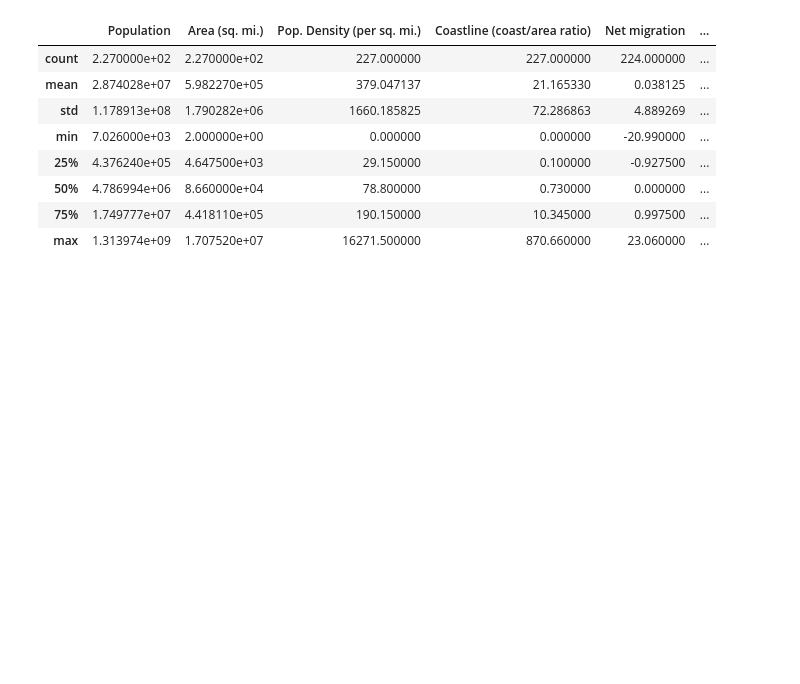
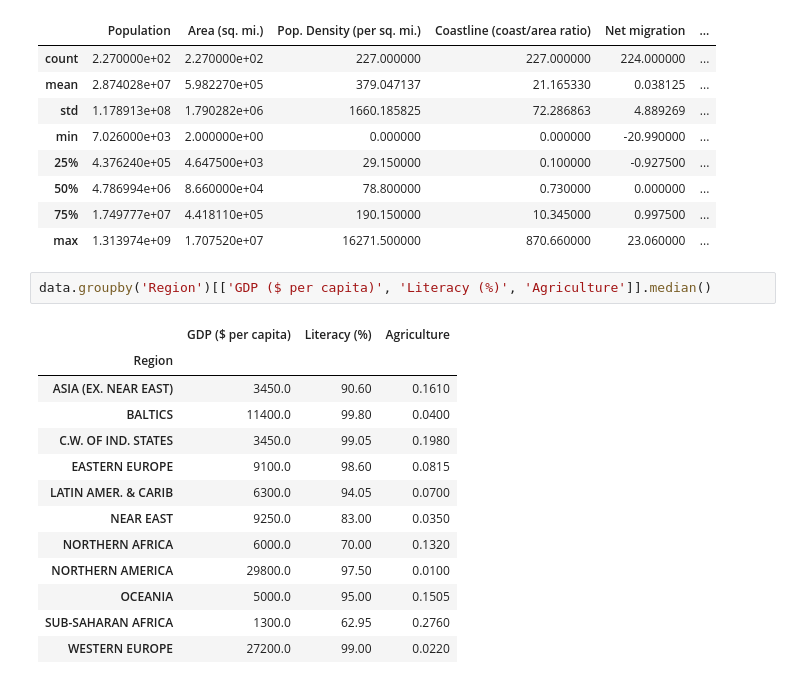
Before and after one commit to Abhishekp34/GDP-Data-Analysis, a Jupyter notebook: GDP Data Analysis.ipynb, the cells around one changed output. Saved outputs shown, nothing was run; the diff lists cells and outputs as text; blank space fills up the shorter version.

```diff
--- a/GDP Data Analysis.ipynb
+++ b/GDP Data Analysis.ipynb
@@ -41,3 +41,19 @@ dtype: int64
 | 50% | 4.786994e+06 | 8.660000e+04 | 78.800000 | 0.730000 | 0.000000 | ... |
 | 75% | 1.749777e+07 | 4.418110e+05 | 190.150000 | 10.345000 | 0.997500 | ... |
 | max | 1.313974e+09 | 1.707520e+07 | 16271.500000 | 870.660000 | 23.060000 | ... |
+# %%
+data.groupby('Region')[['GDP ($ per capita)', 'Literacy (%)', 'Agriculture']].median()
+# %% [output]
+|  | GDP ($ per capita) | Literacy (%) | Agriculture |
+| Region |  |  |  |
+| ASIA (EX. NEAR EAST) | 3450.0 | 90.60 | 0.1610 |
+| BALTICS | 11400.0 | 99.80 | 0.0400 |
+| C.W. OF IND. STATES | 3450.0 | 99.05 | 0.1980 |
+| EASTERN EUROPE | 9100.0 | 98.60 | 0.0815 |
+| LATIN AMER. & CARIB | 6300.0 | 94.05 | 0.0700 |
+| NEAR EAST | 9250.0 | 83.00 | 0.0350 |
+| NORTHERN AFRICA | 6000.0 | 70.00 | 0.1320 |
+| NORTHERN AMERICA | 29800.0 | 97.50 | 0.0100 |
+| OCEANIA | 5000.0 | 95.00 | 0.1505 |
+| SUB-SAHARAN AFRICA | 1300.0 | 62.95 | 0.2760 |
+| WESTERN EUROPE | 27200.0 | 99.00 | 0.0220 |
```
Also changed, not shown: parts of 2 cells of this notebook.
